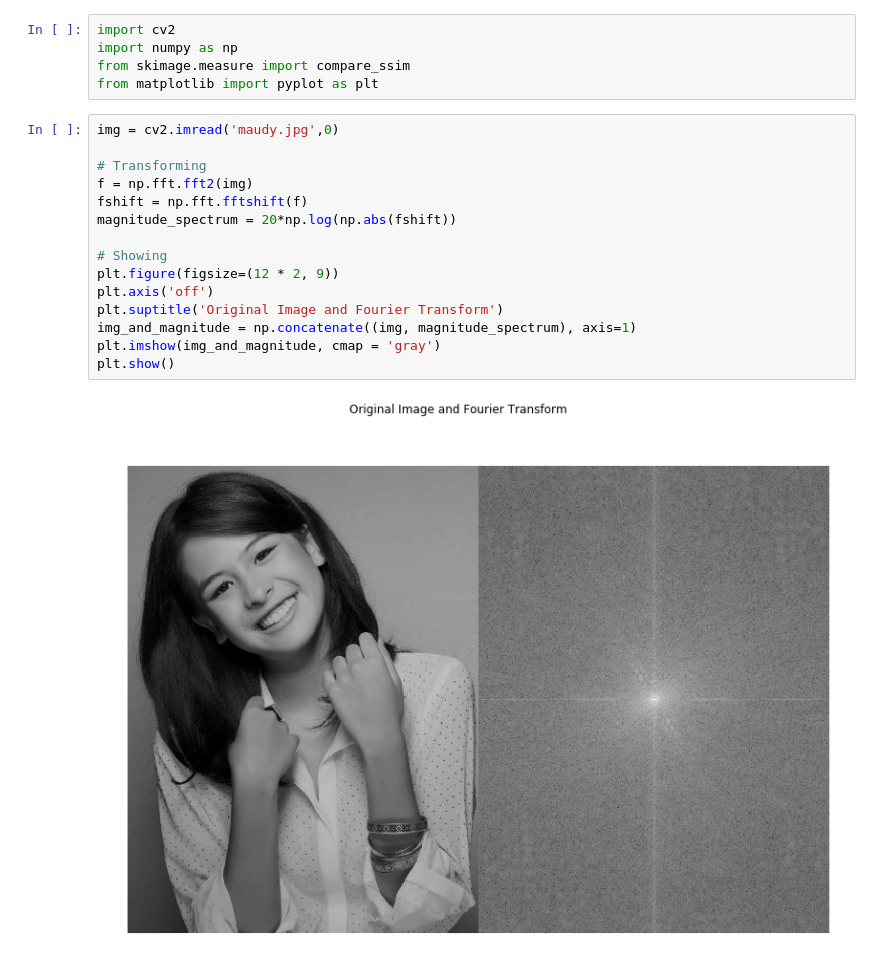
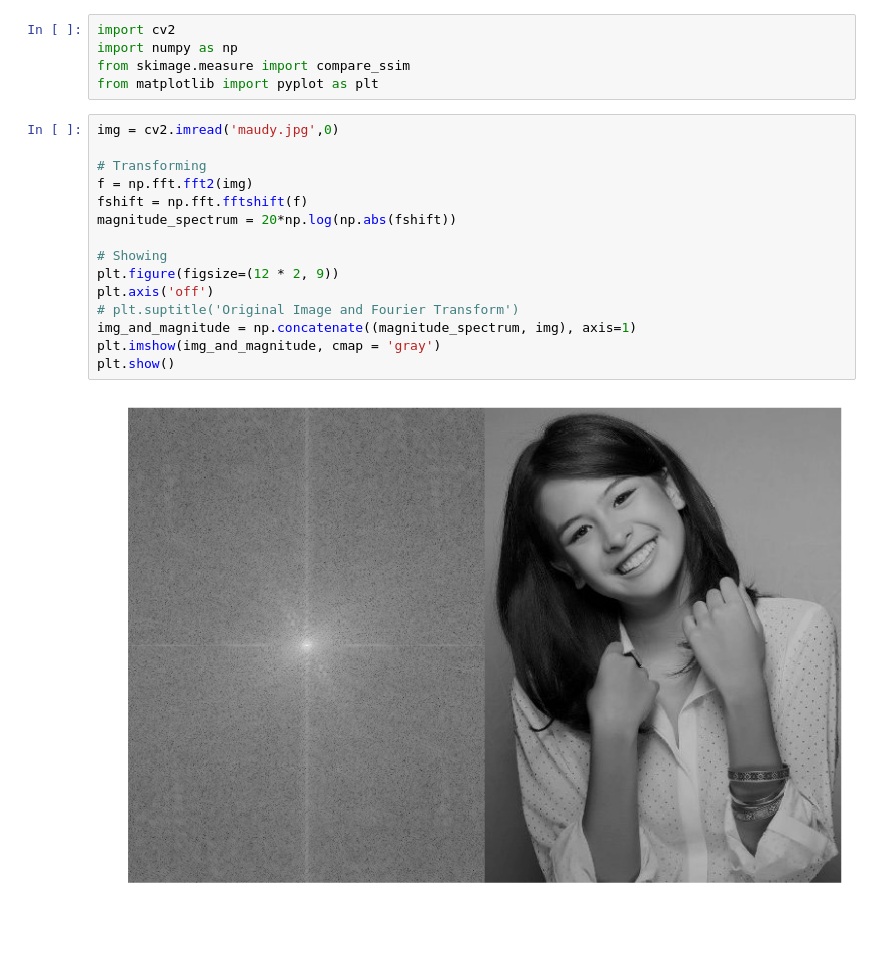
Before and after one commit to hanifanmoha/itb_robust_image_watermarking_2019, a Jupyter notebook: fourier/basic-image-transform.ipynb, the cells around one changed output. Drawn from its saved outputs; the diff is of its cells as text; blank space fills up the shorter version.

```diff
--- a/fourier/basic-image-transform.ipynb
+++ b/fourier/basic-image-transform.ipynb
@@ -6,20 +6,20 @@ from matplotlib import pyplot as plt
 # %%
 img = cv2.imread('maudy.jpg',0)
 
 # Transforming
 f = np.fft.fft2(img)
 fshift = np.fft.fftshift(f)
 magnitude_spectrum = 20*np.log(np.abs(fshift))
 
 # Showing
 plt.figure(figsize=(12 * 2, 9))
 plt.axis('off')
-plt.suptitle('Original Image and Fourier Transform')
-img_and_magnitude = np.concatenate((img, magnitude_spectrum), axis=1)
+# plt.suptitle('Original Image and Fourier Transform')
+img_and_magnitude = np.concatenate((magnitude_spectrum, img), axis=1)
 plt.imshow(img_and_magnitude, cmap = 'gray')
 plt.show()
 # %% [output]
-[figure, old version]
+[figure, new version]
 # %%
 # Masking
 rows, cols = img.shape
```
Also changed, not shown: parts of 5 cells of this notebook, 2 other files.
